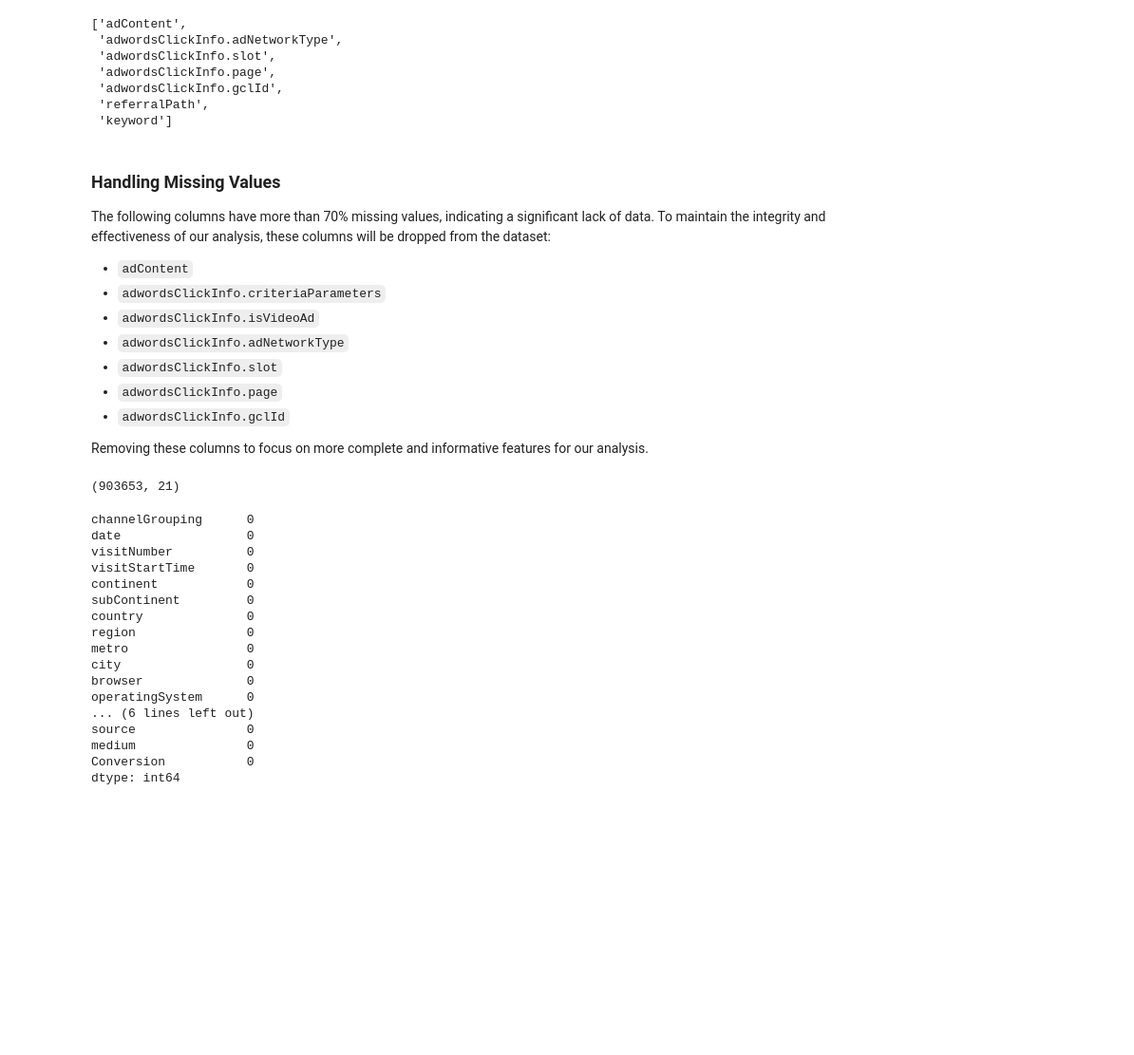
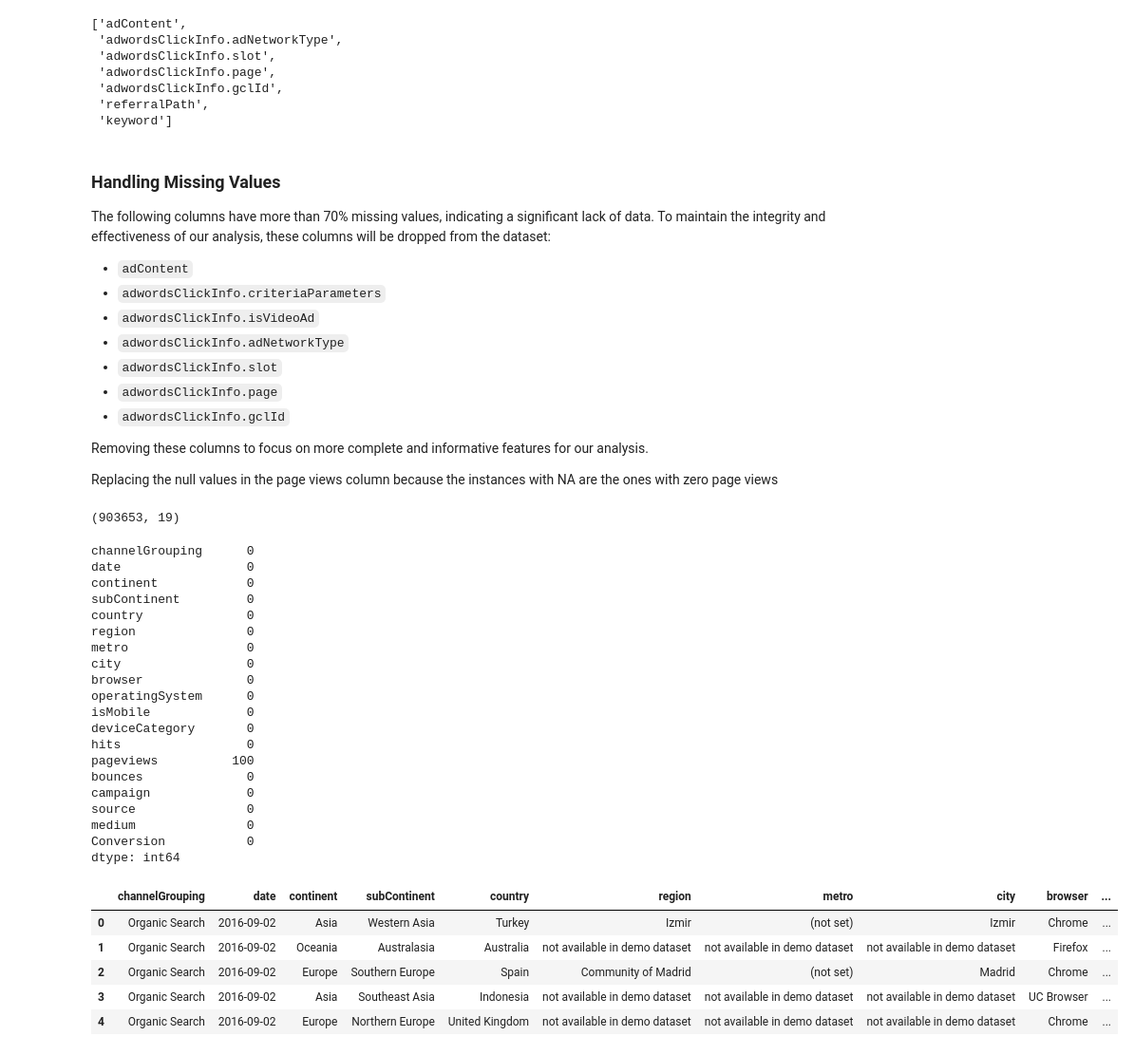
Before and after one commit to McGill-MMA-EnterpriseAnalytics/Revenue-Radar, a Jupyter notebook: Conversion_Prediction.ipynb, the cells around one changed output. Shown at 95% size. Saved outputs shown, nothing was run; the diff lists cells and outputs as text; code cells hidden in the pictures; blank space fills up the shorter version.

```diff
--- a/Conversion_Prediction.ipynb
+++ b/Conversion_Prediction.ipynb
@@ -327,7 +327,7 @@ Upon inspecting the dataset to determine the useful columns for the use-case and
 # dropping the id columns
 df.drop(['fullVisitorId', 'sessionId','cityId','visitId'], axis=1, inplace=True)
 # dropping columns with many unique values
-df.drop('networkDomain', axis=1, inplace=True)
+df.drop(['networkDomain','visitStartTime','visitNumber'], axis=1, inplace=True)
 # %%
 # Checking the new dimensions of the dataset
 df.shape
@@ -401,6 +401,8 @@ The following columns have more than 70% missing values, indicating a significan
 - `adwordsClickInfo.gclId`
 
 Removing these columns to focus on more complete and informative features for our analysis.
+
+Replacing the null values in the page views column because the instances with NA are the ones with zero page views
 # %%
 # Dropping the columns with more than 70% missing values
 df.drop(over_50_cols, axis=1, inplace=True)
@@ -408,15 +410,13 @@ df.drop(over_50_cols, axis=1, inplace=True)
 # checking the shape of the dataset after dropping the columns with more than 70% missing values
 df.shape
 # %% [output]
-(903653, 21)
+(903653, 19)
 # %%
 # Checking the number of null values in the dataset
 df.isnull().sum()
 # %% [output]
 channelGrouping      0
 date                 0
-visitNumber          0
-visitStartTime       0
 continent            0
 subContinent         0
 country              0
@@ -425,8 +425,22 @@ metro                0
 city                 0
 browser              0
 operatingSystem      0
-... (6 lines left out)
+isMobile             0
+deviceCategory       0
+hits                 0
+pageviews          100
+bounces              0
+campaign             0
 source               0
 medium               0
 Conversion           0
 dtype: int64
+# %%
+df.head()
+# %% [output]
+|  | channelGrouping | date | continent | subContinent | country | region | metro | city | browser | ... |
+| 0 | Organic Search | 2016-09-02 | Asia | Western Asia | Turkey | Izmir | (not set) | Izmir | Chrome | ... |
+| 1 | Organic Search | 2016-09-02 | Oceania | Australasia | Australia | not available in demo dataset | not available in demo dataset | not available in demo dataset | Firefox | ... |
+| 2 | Organic Search | 2016-09-02 | Europe | Southern Europe | Spain | Community of Madrid | (not set) | Madrid | Chrome | ... |
+| 3 | Organic Search | 2016-09-02 | Asia | Southeast Asia | Indonesia | not available in demo dataset | not available in demo dataset | not available in demo dataset | UC Browser | ... |
+| 4 | Organic Search | 2016-09-02 | Europe | Northern Europe | United Kingdom | not available in demo dataset | not available in demo dataset | not available in demo dataset | Chrome | ... |
```
Also changed, not shown: parts of 7 cells of this notebook, 3 other files.
